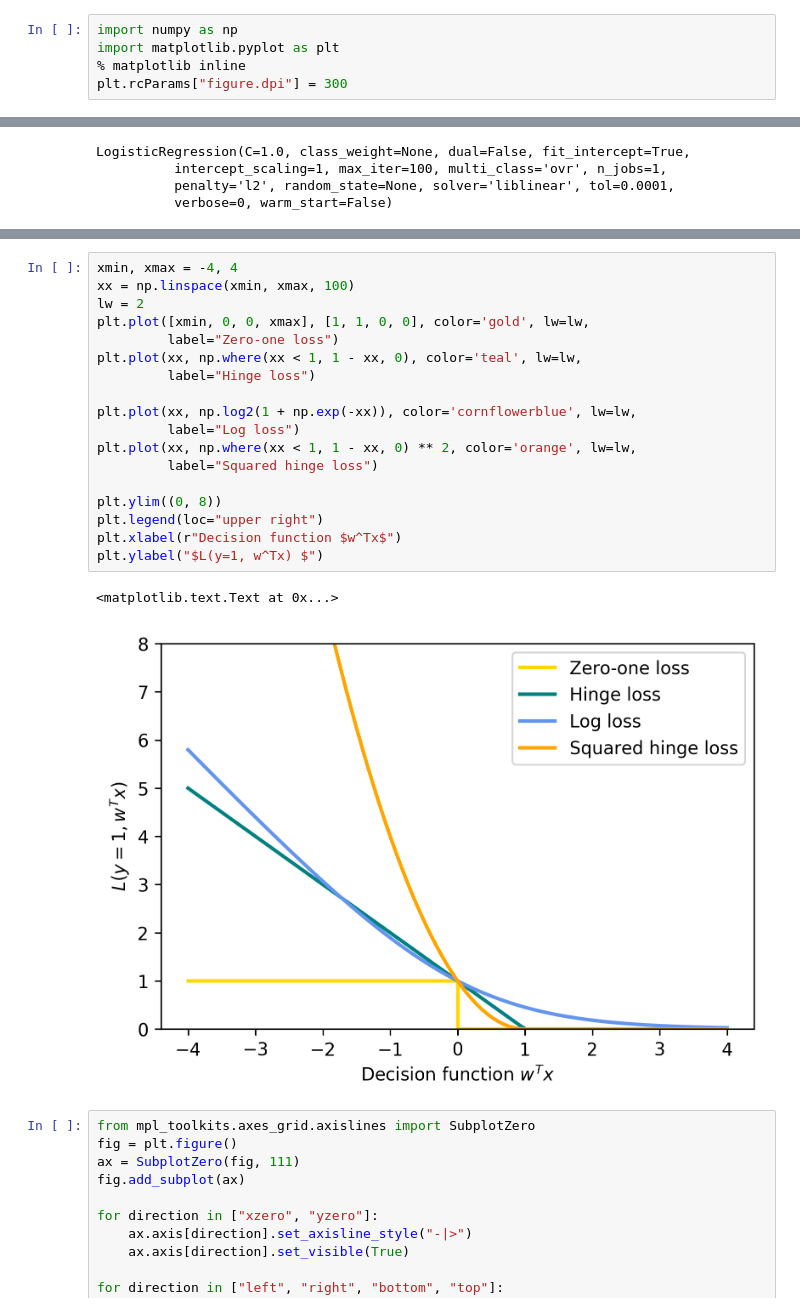
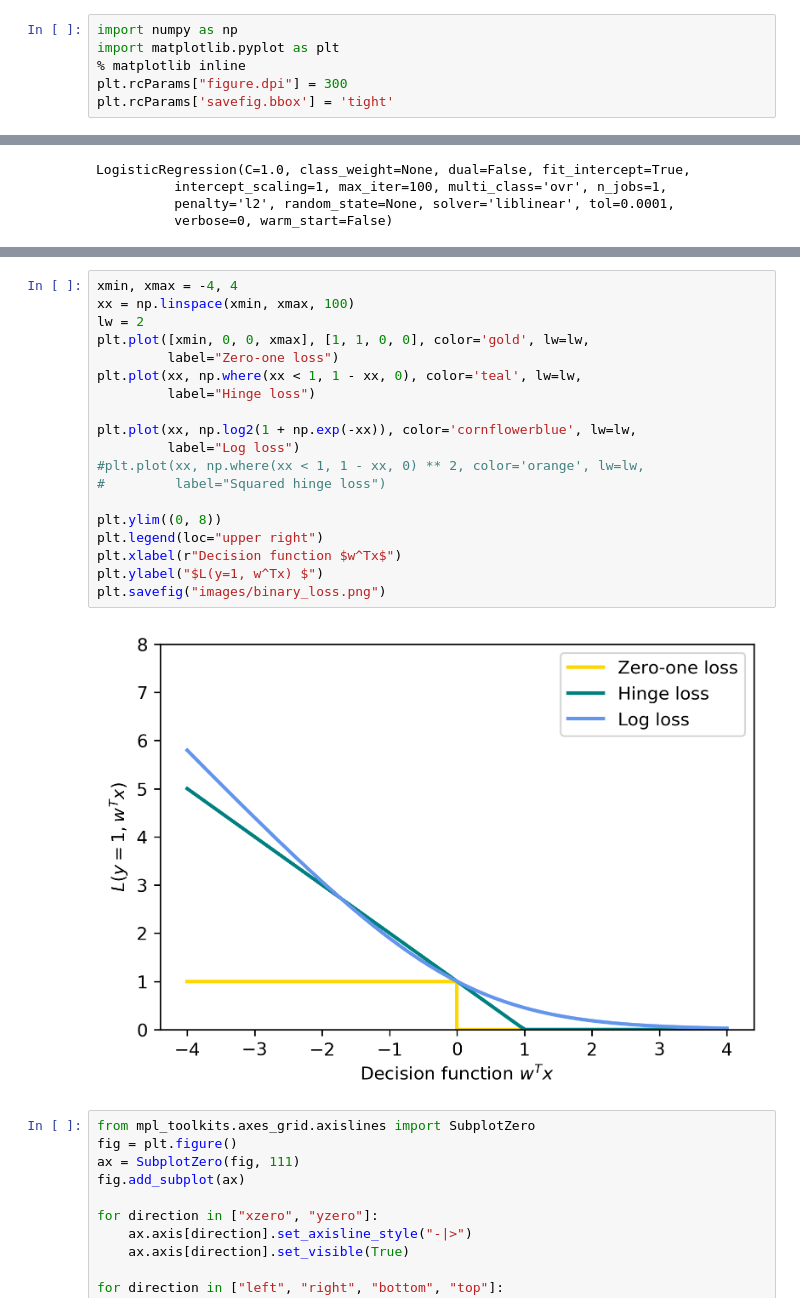
Before and after one commit to amueller/COMS4995-s18, a Jupyter notebook: slides/aml-06-020518-linear-models-classification/aml-06-linear-models-classification.ipynb, the cells around one changed output, grey strips where cells are left out. Saved outputs shown, nothing was run; the diff lists cells and outputs as text.

Commit message:
saving some figuresm removing squared hinge loss

```diff
--- a/slides/aml-06-020518-linear-models-classification/aml-06-linear-models-classification.ipynb
+++ b/slides/aml-06-020518-linear-models-classification/aml-06-linear-models-classification.ipynb
@@ -3,6 +3,7 @@ import numpy as np
 import matplotlib.pyplot as plt
 % matplotlib inline
 plt.rcParams["figure.dpi"] = 300
+plt.rcParams['savefig.bbox'] = 'tight'
 # %%
 from sklearn.datasets import load_breast_cancer
 from sklearn.linear_model import LogisticRegression
@@ -35,24 +36,24 @@ plt.plot(line2, line, c='k')
 # %%
 xmin, xmax = -4, 4
 xx = np.linspace(xmin, xmax, 100)
 lw = 2
 plt.plot([xmin, 0, 0, xmax], [1, 1, 0, 0], color='gold', lw=lw,
          label="Zero-one loss")
 plt.plot(xx, np.where(xx < 1, 1 - xx, 0), color='teal', lw=lw,
          label="Hinge loss")
 
 plt.plot(xx, np.log2(1 + np.exp(-xx)), color='cornflowerblue', lw=lw,
          label="Log loss")
-plt.plot(xx, np.where(xx < 1, 1 - xx, 0) ** 2, color='orange', lw=lw,
-         label="Squared hinge loss")
+#plt.plot(xx, np.where(xx < 1, 1 - xx, 0) ** 2, color='orange', lw=lw,
+#         label="Squared hinge loss")
 
 plt.ylim((0, 8))
 plt.legend(loc="upper right")
 plt.xlabel(r"Decision function $w^Tx$")
 plt.ylabel("$L(y=1, w^Tx) $")
+plt.savefig("images/binary_loss.png")
 # %% [output]
-<matplotlib.text.Text at 0x...>
-[figure, old version]
+[figure, new version]
 # %%
 from mpl_toolkits.axes_grid.axislines import SubplotZero
 fig = plt.figure()
```
Also changed, not shown: parts of 7 cells of this notebook, 1 other file.
